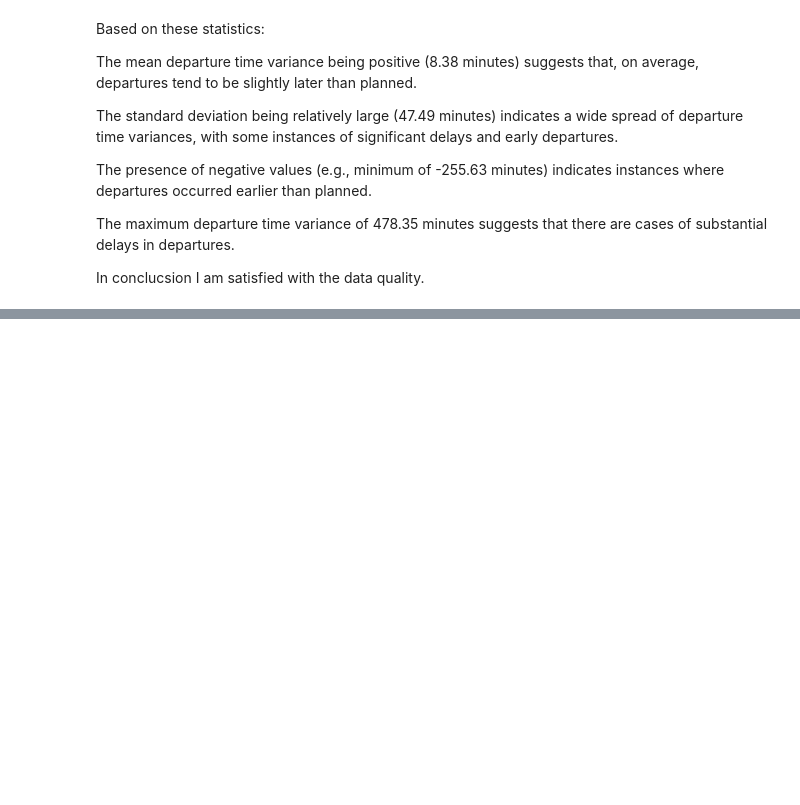
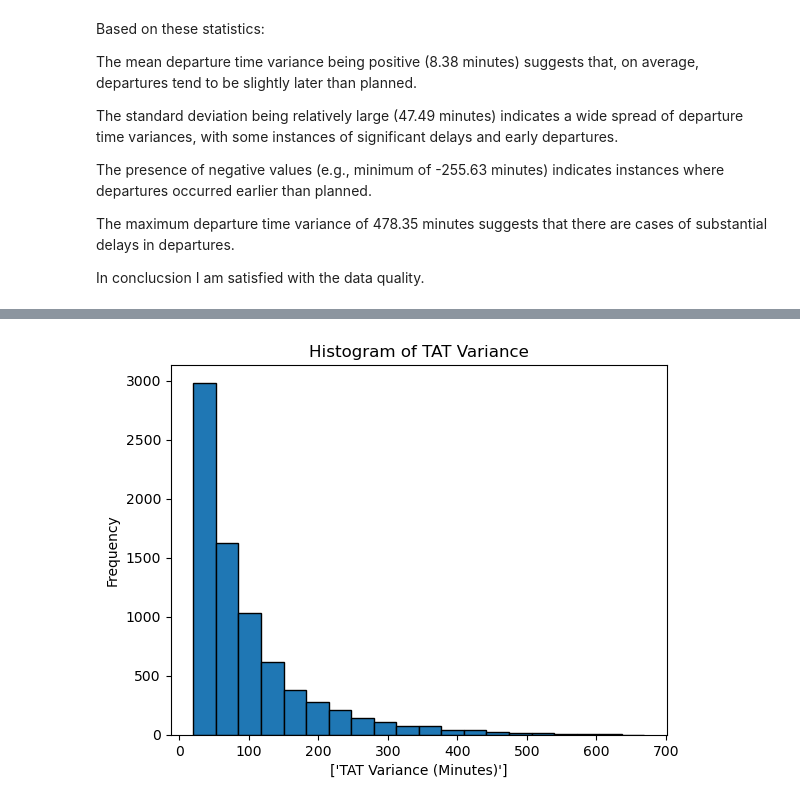
Before and after one commit to Sthera707/Python-Driver-score-card, a Jupyter notebook: Analysis Project.ipynb, the cells around one changed output, grey strips where cells are left out. Drawn from its saved outputs; the diff is of its cells as text; code cells hidden in the pictures; blank space fills up the shorter version.

```diff
--- a/Analysis Project.ipynb
+++ b/Analysis Project.ipynb
@@ -364,13 +329,0 @@ print(variance_stats)
-# %%
-df = df[['TAT Variance (Minutes)']]
-
-# Create a histogram with specified number of bins (you can adjust this)
-plt.hist(df, bins=20, edgecolor='k')
-
-# Add labels and a title
-plt.xlabel(['TAT Variance (Minutes)'])
-plt.ylabel('Frequency')
-plt.title('Histogram of TAT Variance')
-
-# Show the histogram
-plt.show()
@@ -376,0 +441,15 @@ plt.show()
+# %%
+dt = df[['TAT Variance (Minutes)']]
+
+# Create a histogram with specified number of bins (you can adjust this)
+plt.hist(dt, bins=20, edgecolor='k')
+
+# Add labels and a title
+plt.xlabel(['TAT Variance (Minutes)'])
+plt.ylabel('Frequency')
+plt.title('Histogram of TAT Variance')
+
+# Show the histogram
+plt.show()
+# %% [output]
+[figure, added]
```
Also changed, not shown: parts of 25 cells of this notebook.
